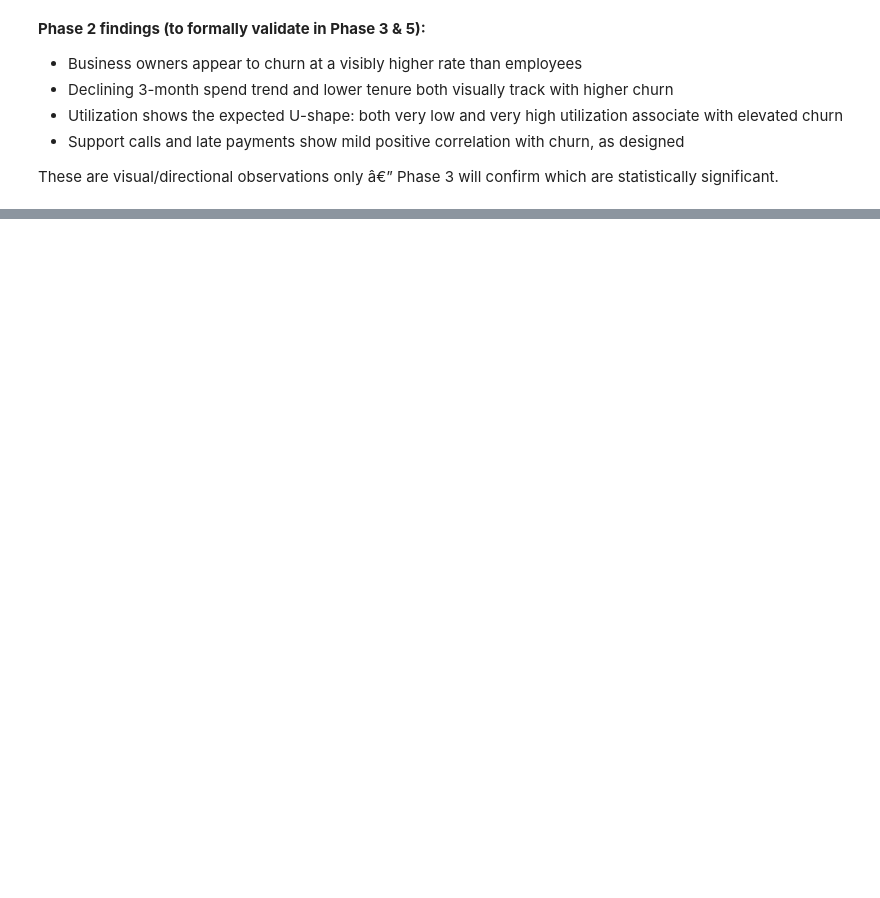
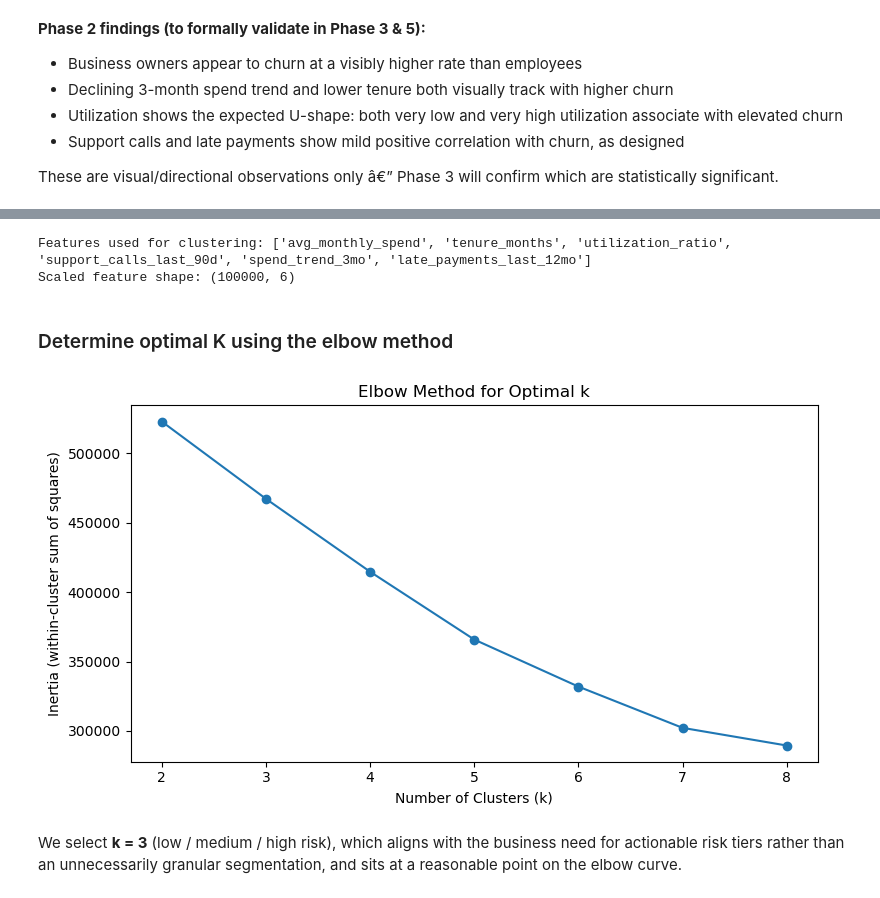
Before and after one commit to sandeepsingh9871/Credit-Card-Churn-Prediction-And-Retention-Analytics, a Jupyter notebook: Credit card churn prediction and retention analytics.ipynb, the cells around one changed output, grey strips where cells are left out. Saved outputs shown, nothing was run; the diff lists cells and outputs as text; code cells hidden in the pictures; blank space fills up the shorter version.

```diff
--- a/Credit card churn prediction and retention analytics.ipynb
+++ b/Credit card churn prediction and retention analytics.ipynb
@@ -442,10 +415,0 @@ Typical pattern observed:
-# %%
-segment_names = {
-    0: "loyal_established",
-    1: "at_risk_stressed",
-    2: "high_value_newer",
-    3: "low_engagement_new",
-}
-# NOTE: verify these IDs match your printed segment_profile above before relying on this mapping.
-df["risk_segment_label"] = df["risk_segment"].map(segment_names)
-df.groupby("risk_segment_label")["churn_flag"].mean().sort_values(ascending=False)
@@ -514,0 +445,42 @@ logistic regression churn prediction model.
+# %%
+from sklearn.preprocessing import StandardScaler
+from sklearn.cluster import KMeans
+
+cluster_features = [
+    "avg_monthly_spend", "tenure_months", "utilization_ratio",
+    "support_calls_last_90d", "spend_trend_3mo", "late_payments_last_12mo"
+]
+
+X_cluster = df[cluster_features].copy()
+
+scaler = StandardScaler()
+X_scaled = scaler.fit_transform(X_cluster)
+
+print("Features used for clustering:", cluster_features)
+print("Scaled feature shape:", X_scaled.shape)
+# %% [output]
+Features used for clustering: ['avg_monthly_spend', 'tenure_months', 'utilization_ratio', 'support_calls_last_90d', 'spend_trend_3mo', 'late_payments_last_12mo']
+Scaled feature shape: (100000, 6)
+# %% [markdown]
+### Determine optimal K using the elbow method
+# %%
+inertias = []
+k_range = range(2, 9)
+
+for k in k_range:
+    km = KMeans(n_clusters=k, random_state=42, n_init=10)
+    km.fit(X_scaled)
+    inertias.append(km.inertia_)
+
+plt.figure(figsize=(8, 4.5))
+plt.plot(list(k_range), inertias, marker="o")
+plt.xlabel("Number of Clusters (k)")
+plt.ylabel("Inertia (within-cluster sum of squares)")
+plt.title("Elbow Method for Optimal k")
+plt.tight_layout()
+plt.savefig("outputs/knn_elbow_method.png", dpi=120, bbox_inches="tight")
+plt.show()
+# %% [output]
+[figure, added]
+# %% [markdown]
+We select **k = 3** (low / medium / high risk), which aligns with the business need for actionable risk tiers rather than an unnecessarily granular segmentation, and sits at a reasonable point on the elbow curve.
```
Also changed, not shown: parts of 38 cells of this notebook, 5 other files.
